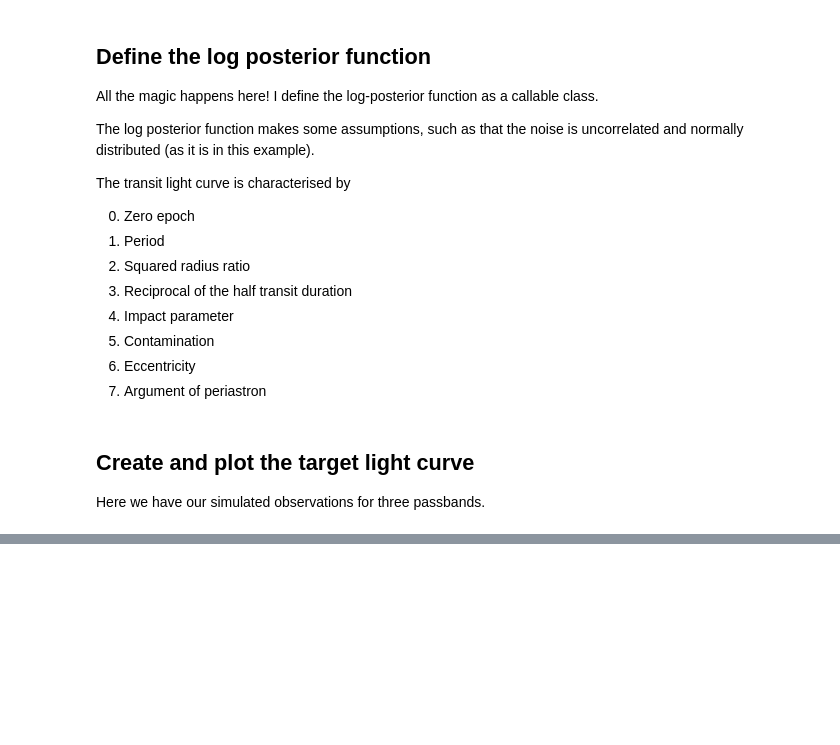
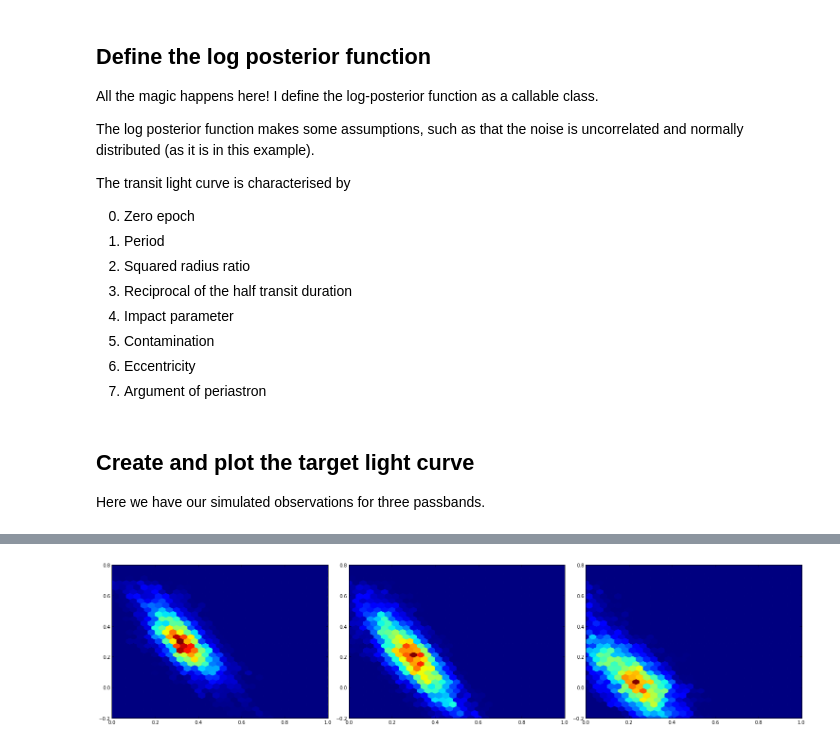
Before and after one commit to hpparvi/PyTransit, a Jupyter notebook: notebooks/PyTransit_Example_2.ipynb, the cells around one changed output, grey strips where cells are left out. Drawn from its saved outputs; the diff is of its cells as text; code cells hidden in the pictures; blank space fills up the shorter version.

```diff
--- a/notebooks/PyTransit_Example_2.ipynb
+++ b/notebooks/PyTransit_Example_2.ipynb
@@ -179,0 +192,6 @@ lpfun = LPFunction(time, flux, {})
+# %%
+fig, axs = subplots(1,3, figsize=(21,5))
+[axs[i].hexbin(sampler.chain[:,100:,8+i*2].ravel() ,sampler.chain[:,100:,9+i*2].ravel(), gridsize=30, extent=(0,1,-0.2,0.8)) for i in range(3)];
+fig.tight_layout()
+# %% [output]
+[figure, added]
```
Also changed, not shown: parts of 8 cells of this notebook.
